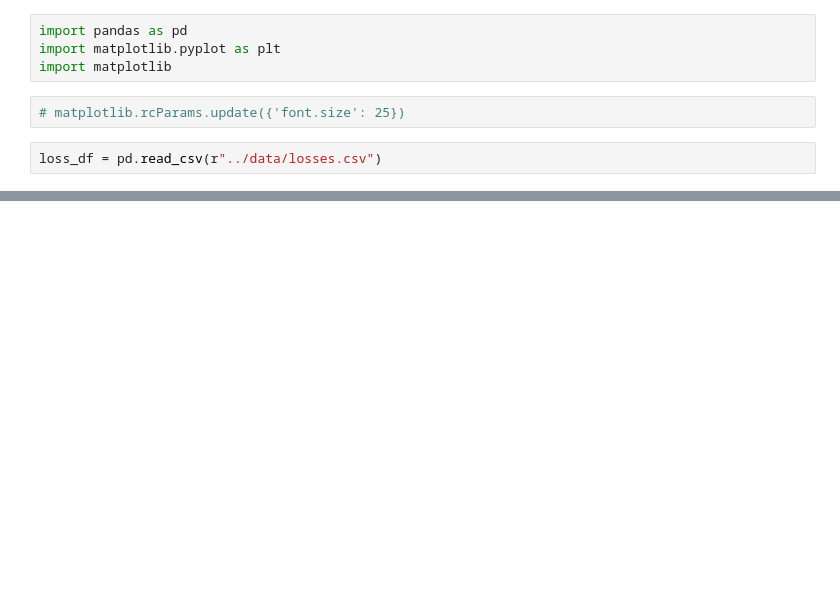
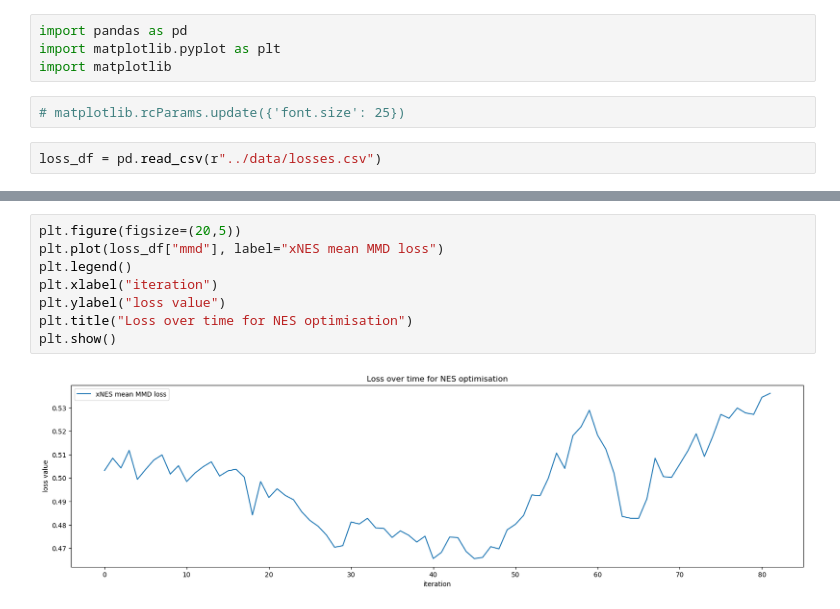
Before and after one commit to paopaoch/Mouse-V1, a Jupyter notebook: utils/nes_loss_plots.ipynb, the cells around one changed output, grey strips where cells are left out. Cells and saved outputs as stored; diff of their text form; blank space fills up the shorter version.

```diff
--- a/utils/nes_loss_plots.ipynb
+++ b/utils/nes_loss_plots.ipynb
@@ -9 +22,11 @@ loss_df = pd.read_csv(r"../data/losses.csv")
+# %%
+plt.figure(figsize=(20,5))
+plt.plot(loss_df["mmd"], label="xNES mean MMD loss")
+plt.legend()
+plt.xlabel("iteration")
+plt.ylabel("loss value")
+plt.title("Loss over time for NES optimisation")
+plt.show()
+# %% [output]
+[figure, added]
 # %%
```
Also changed, not shown: parts of 4 cells of this notebook, 4 other files.
